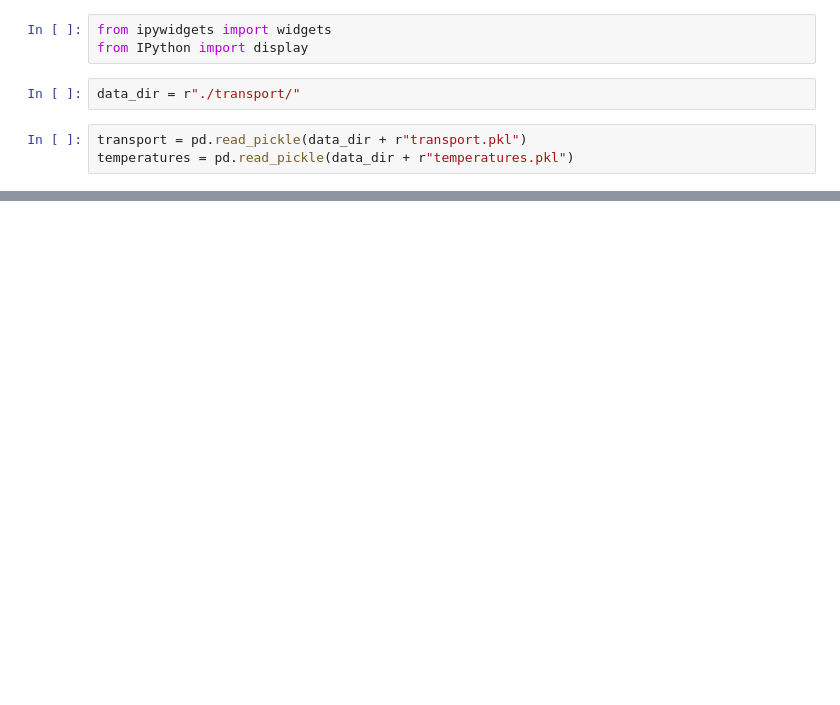
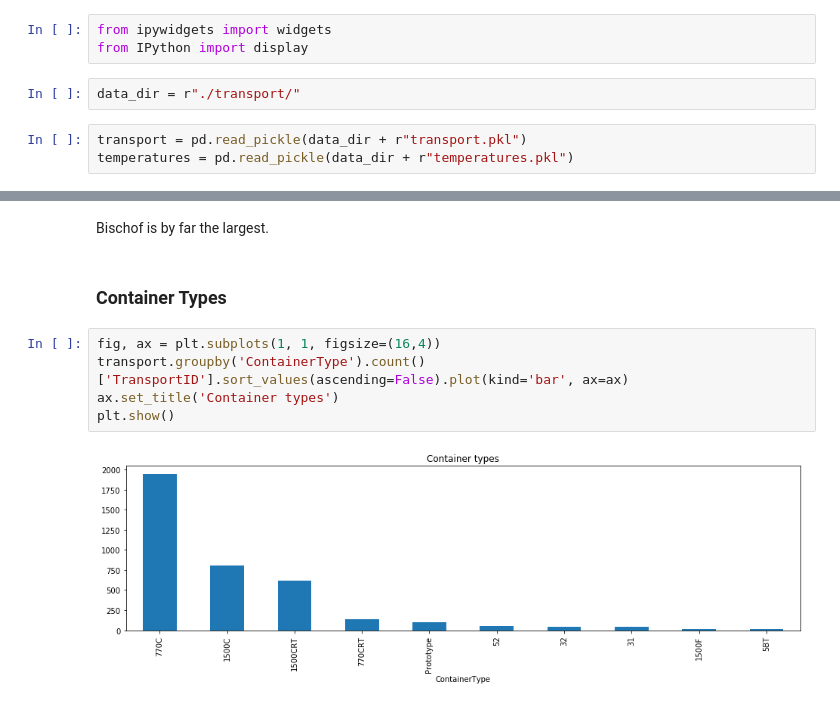
Before and after one commit to chriswegmann/prometheon, a Jupyter notebook: analytics/DataExploration.ipynb, the cells around one changed output, grey strips where cells are left out. Cells and saved outputs as stored; diff of their text form; blank space fills up the shorter version.

```diff
--- a/analytics/DataExploration.ipynb
+++ b/analytics/DataExploration.ipynb
@@ -31,0 +119,11 @@ temperatures.sample(10)
+# %% [markdown]
+Bischof is by far the largest.
+# %% [markdown]
+### Container Types
+# %%
+fig, ax = plt.subplots(1, 1, figsize=(16,4))
+transport.groupby('ContainerType').count()['TransportID'].sort_values(ascending=False).plot(kind='bar', ax=ax)
+ax.set_title('Container types')
+plt.show()
+# %% [output]
+[figure, added]
```
Also changed, not shown: parts of 25 cells of this notebook, 6 other files.
